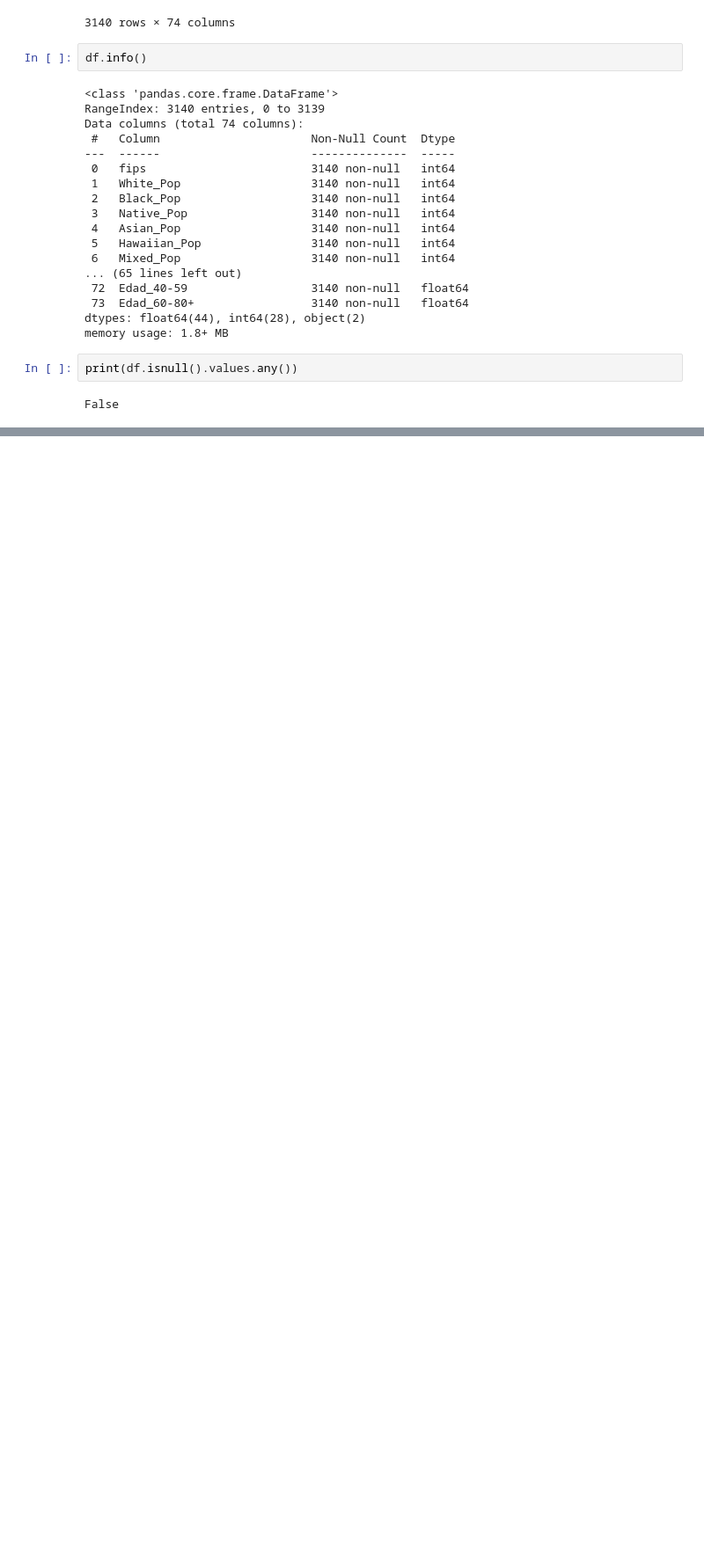
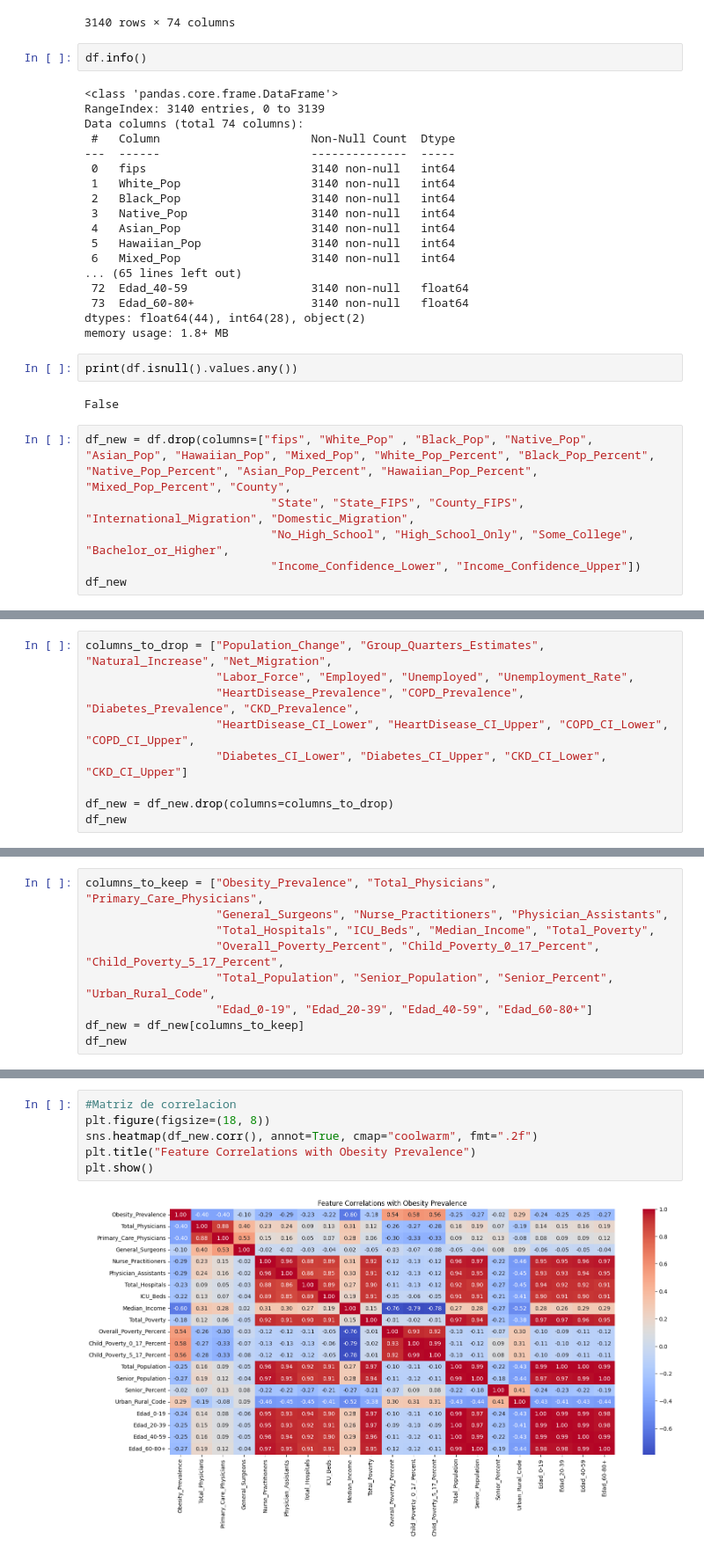
Before and after one commit to MariaDe96/Regularizados, a Jupyter notebook: src/explore.ipynb, the cells around one changed output, grey strips where cells are left out. Shown at 88% size. Saved outputs shown, nothing was run; the diff lists cells and outputs as text; blank space fills up the shorter version.

```diff
--- a/src/explore.ipynb
+++ b/src/explore.ipynb
@@ -299,3 +299,9 @@ memory usage: 1.8+ MB
 print(df.isnull().values.any())
 # %% [output]
 False
+# %%
+df_new = df.drop(columns=["fips", "White_Pop" , "Black_Pop", "Native_Pop", "Asian_Pop", "Hawaiian_Pop", "Mixed_Pop", "White_Pop_Percent", "Black_Pop_Percent", "Native_Pop_Percent", "Asian_Pop_Percent", "Hawaiian_Pop_Percent", "Mixed_Pop_Percent", "County",
+                           "State", "State_FIPS", "County_FIPS", "International_Migration", "Domestic_Migration",
+                           "No_High_School", "High_School_Only", "Some_College", "Bachelor_or_Higher",
+                           "Income_Confidence_Lower", "Income_Confidence_Upper"])
+df_new
@@ -301,0 +342,9 @@ False
+# %%
+columns_to_drop = ["Population_Change", "Group_Quarters_Estimates", "Natural_Increase", "Net_Migration",
+                   "Labor_Force", "Employed", "Unemployed", "Unemployment_Rate",
+                   "HeartDisease_Prevalence", "COPD_Prevalence", "Diabetes_Prevalence", "CKD_Prevalence",
+                   "HeartDisease_CI_Lower", "HeartDisease_CI_Upper", "COPD_CI_Lower", "COPD_CI_Upper",
+                   "Diabetes_CI_Lower", "Diabetes_CI_Upper", "CKD_CI_Lower", "CKD_CI_Upper"]
+
+df_new = df_new.drop(columns=columns_to_drop)
+df_new
@@ -301,0 +385,9 @@ False
+# %%
+columns_to_keep = ["Obesity_Prevalence", "Total_Physicians", "Primary_Care_Physicians",
+                   "General_Surgeons", "Nurse_Practitioners", "Physician_Assistants",
+                   "Total_Hospitals", "ICU_Beds", "Median_Income", "Total_Poverty",
+                   "Overall_Poverty_Percent", "Child_Poverty_0_17_Percent", "Child_Poverty_5_17_Percent",
+                   "Total_Population", "Senior_Population", "Senior_Percent", "Urban_Rural_Code",
+                   "Edad_0-19", "Edad_20-39", "Edad_40-59", "Edad_60-80+"]
+df_new = df_new[columns_to_keep]
+df_new
@@ -301,0 +408,8 @@ False
+# %%
+#Matriz de correlacion
+plt.figure(figsize=(18, 8))
+sns.heatmap(df_new.corr(), annot=True, cmap="coolwarm", fmt=".2f")
+plt.title("Feature Correlations with Obesity Prevalence")
+plt.show()
+# %% [output]
+[figure, added]
```
Also changed, not shown: parts of 17 cells of this notebook, 1 other file.
